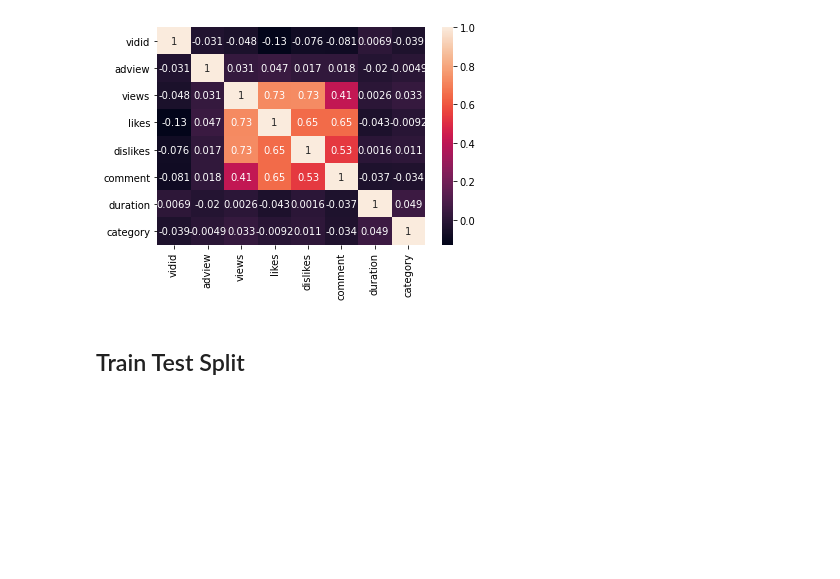
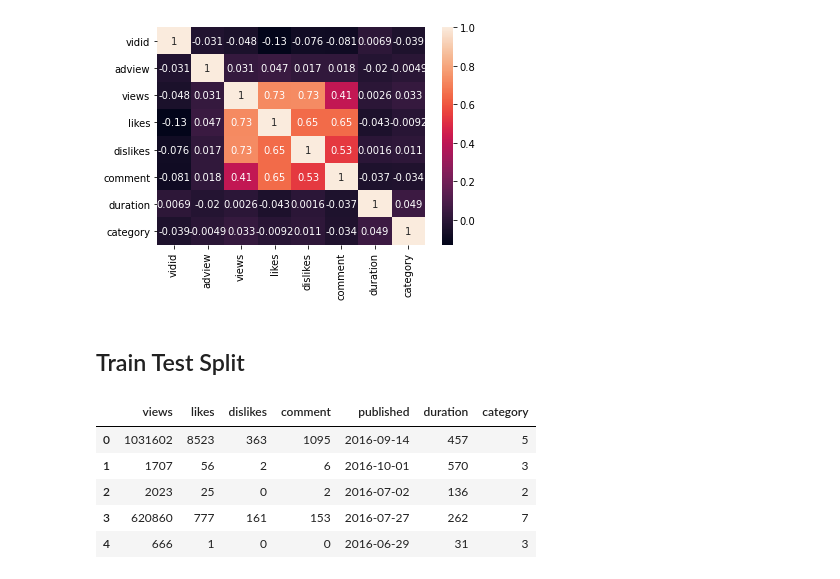
Before and after one commit to imveeru/ml-intern-assignment, a Jupyter notebook: youtube adview prediction.ipynb, the cells around one changed output. Saved outputs shown, nothing was run; the diff lists cells and outputs as text; code cells hidden in the pictures; blank space fills up the shorter version.

Commit message:
:zap: YTB ADview Prediction

```diff
--- a/youtube adview prediction.ipynb
+++ b/youtube adview prediction.ipynb
@@ -265,5 +265,5 @@ sns.heatmap(corr,mask=np.zeros_like(corr,dtype=np.bool),annot=True)
 # %% [output]
 <AxesSubplot:>
 [figure]
-# %% [markdown]
-## Train Test Split
+# %% [markdown]
+## Train Test Split
@@ -269,0 +272,10 @@ sns.heatmap(corr,mask=np.zeros_like(corr,dtype=np.bool),annot=True)
+# %%
+X=df.drop(['vidid','adview'],axis=1)
+X.head()
+# %% [output]
+|  | views | likes | dislikes | comment | published | duration | category |
+| 0 | 1031602 | 8523 | 363 | 1095 | 2016-09-14 | 457 | 5 |
+| 1 | 1707 | 56 | 2 | 6 | 2016-10-01 | 570 | 3 |
+| 2 | 2023 | 25 | 0 | 2 | 2016-07-02 | 136 | 2 |
+| 3 | 620860 | 777 | 161 | 153 | 2016-07-27 | 262 | 7 |
+| 4 | 666 | 1 | 0 | 0 | 2016-06-29 | 31 | 3 |
```
Also changed, not shown: parts of 1 cell of this notebook.
